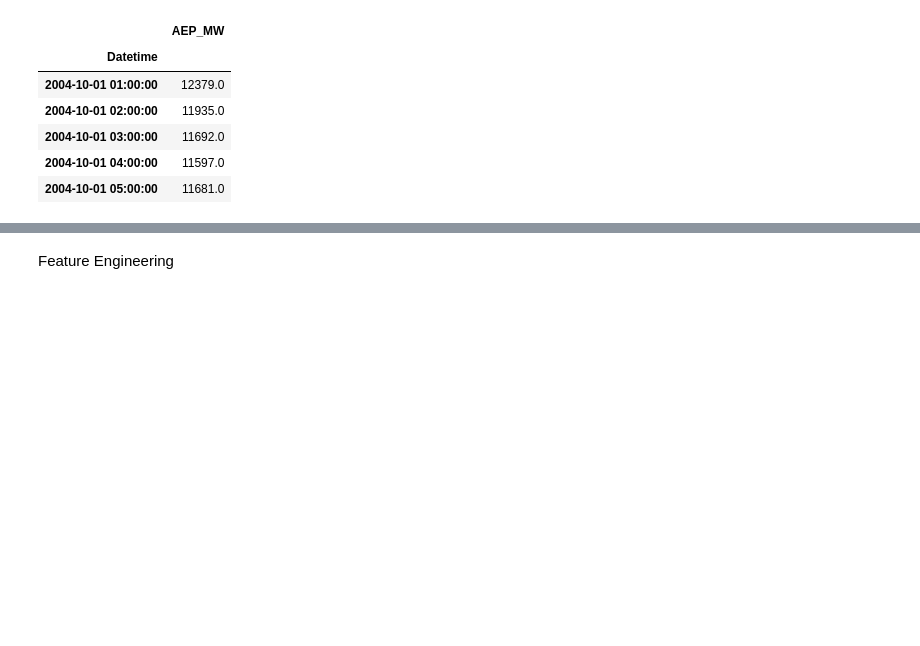
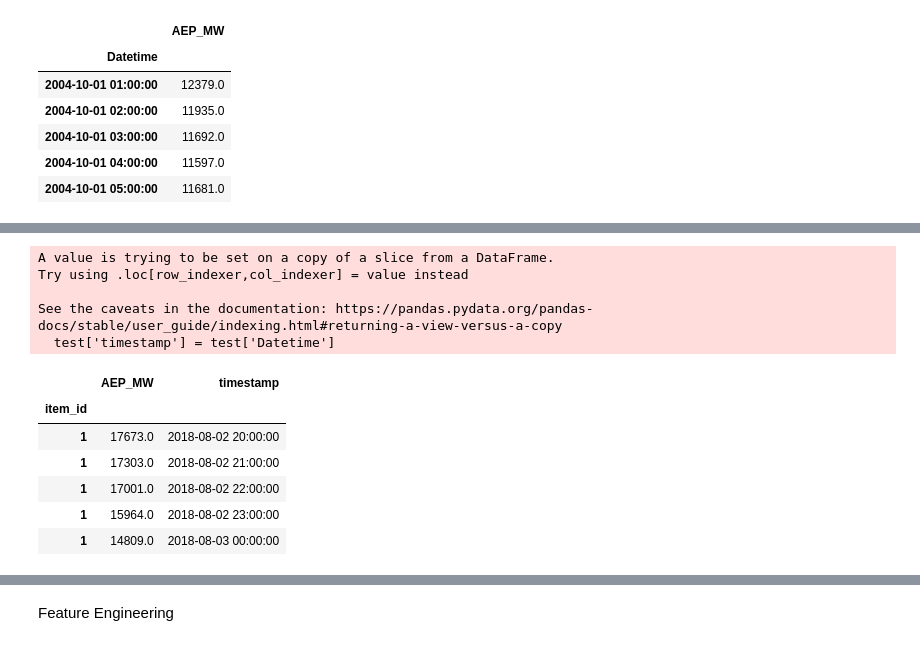
Before and after one commit to f3bolarinwa/Capstone---AWS-Machine-Learning-Engineer, a Jupyter notebook: Capstone Solution Notebook.ipynb, the cells around one changed output, grey strips where cells are left out. Cells and saved outputs as stored; diff of their text form; code cells hidden in the pictures; blank space fills up the shorter version.

```diff
--- a/Capstone Solution Notebook.ipynb
+++ b/Capstone Solution Notebook.ipynb
@@ -462,3 +485,22 @@ train.tail()
+# %%
+test.set_index('item_id', inplace=True)
+# %%
+test['timestamp'] = test['Datetime']
+test = test.drop(columns=["Datetime"])
+test.tail()
+# %% [output]
+A value is trying to be set on a copy of a slice from a DataFrame.
+Try using .loc[row_indexer,col_indexer] = value instead
+
+See the caveats in the documentation: https://pandas.pydata.org/pandas-docs/stable/user_guide/indexing.html#returning-a-view-versus-a-copy
+  test['timestamp'] = test['Datetime']
+|  | AEP_MW | timestamp |
+| item_id |  |  |
+| 1 | 17673.0 | 2018-08-02 20:00:00 |
+| 1 | 17303.0 | 2018-08-02 21:00:00 |
+| 1 | 17001.0 | 2018-08-02 22:00:00 |
+| 1 | 15964.0 | 2018-08-02 23:00:00 |
+| 1 | 14809.0 | 2018-08-03 00:00:00 |
 # %%
 train_data = TimeSeriesDataFrame.from_data_frame(
     train,
```
Also changed, not shown: parts of 12 cells of this notebook.
